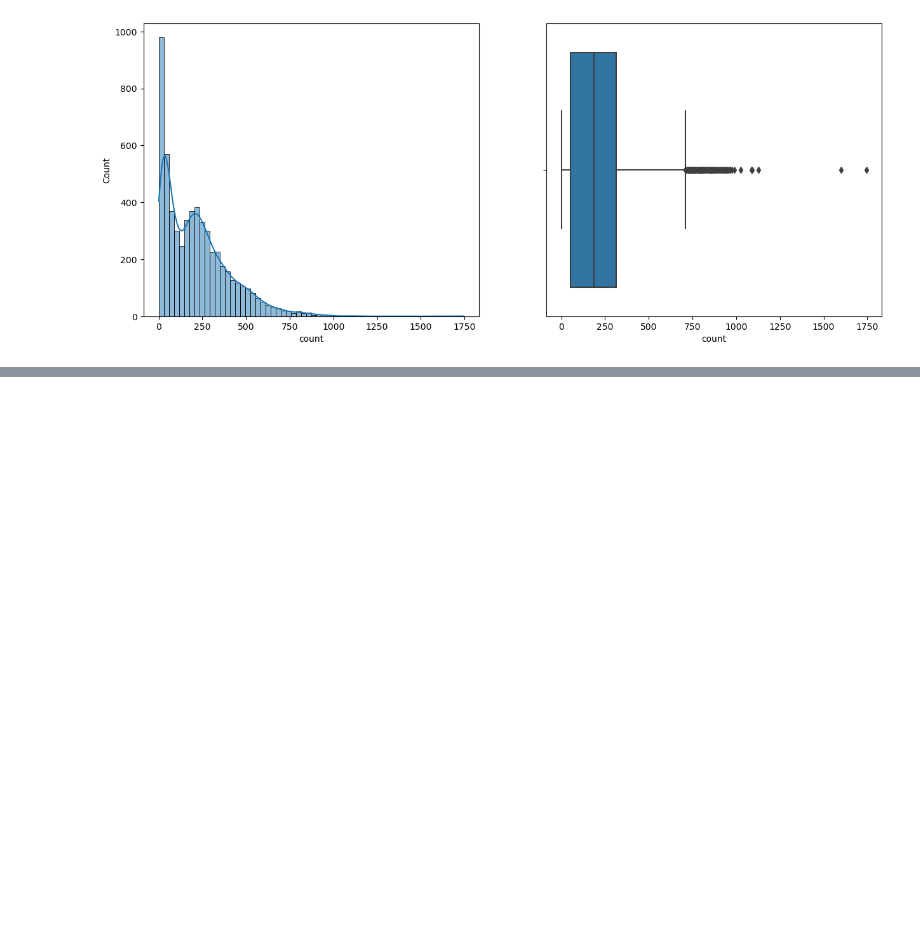
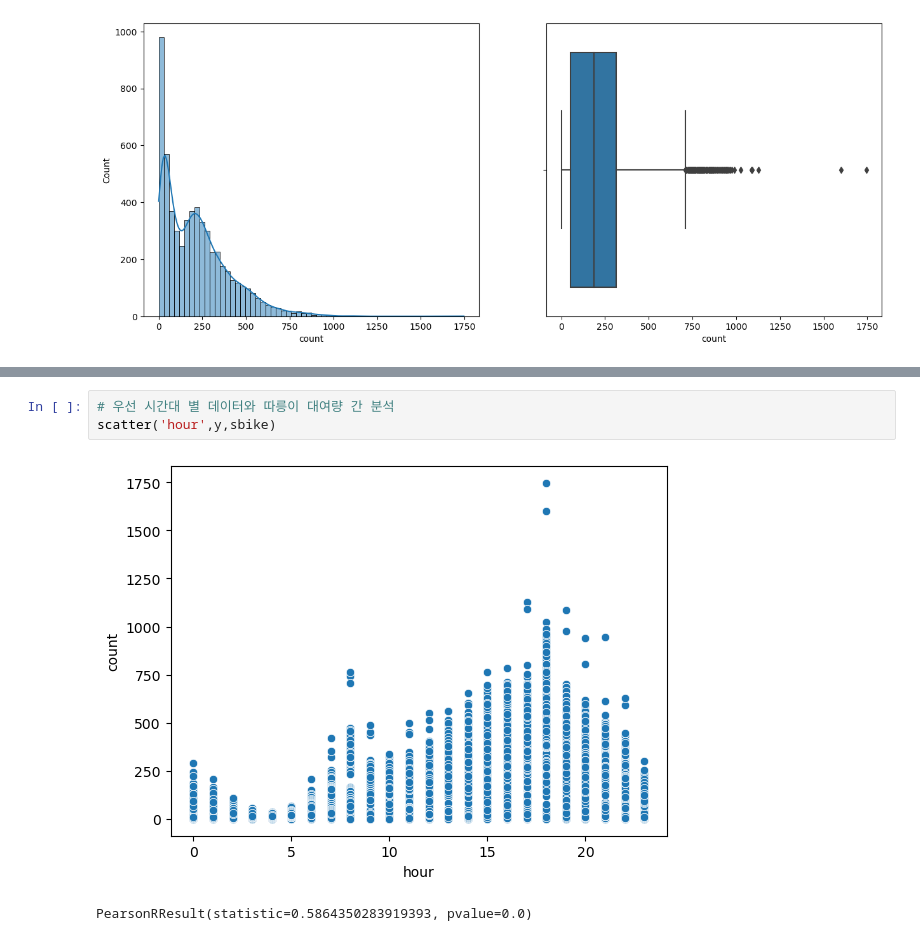
Before and after one commit to jjhh0210/PythonStudy, a Jupyter notebook: data_mining/project1_0215.ipynb, the cells around one changed output, grey strips where cells are left out. Saved outputs shown, nothing was run; the diff lists cells and outputs as text; blank space fills up the shorter version.

```diff
--- a/data_mining/project1_0215.ipynb
+++ b/data_mining/project1_0215.ipynb
@@ -274,0 +302,6 @@ histbox('count',sbike,bins=60)
+# %%
+# 우선 시간대 별 데이터와 따릉이 대여량 간 분석
+scatter('hour',y,sbike)
+# %% [output]
+[figure, added]
+PearsonRResult(statistic=0.5864350283919393, pvalue=0.0)
```
Also changed, not shown: parts of 26 cells of this notebook.
